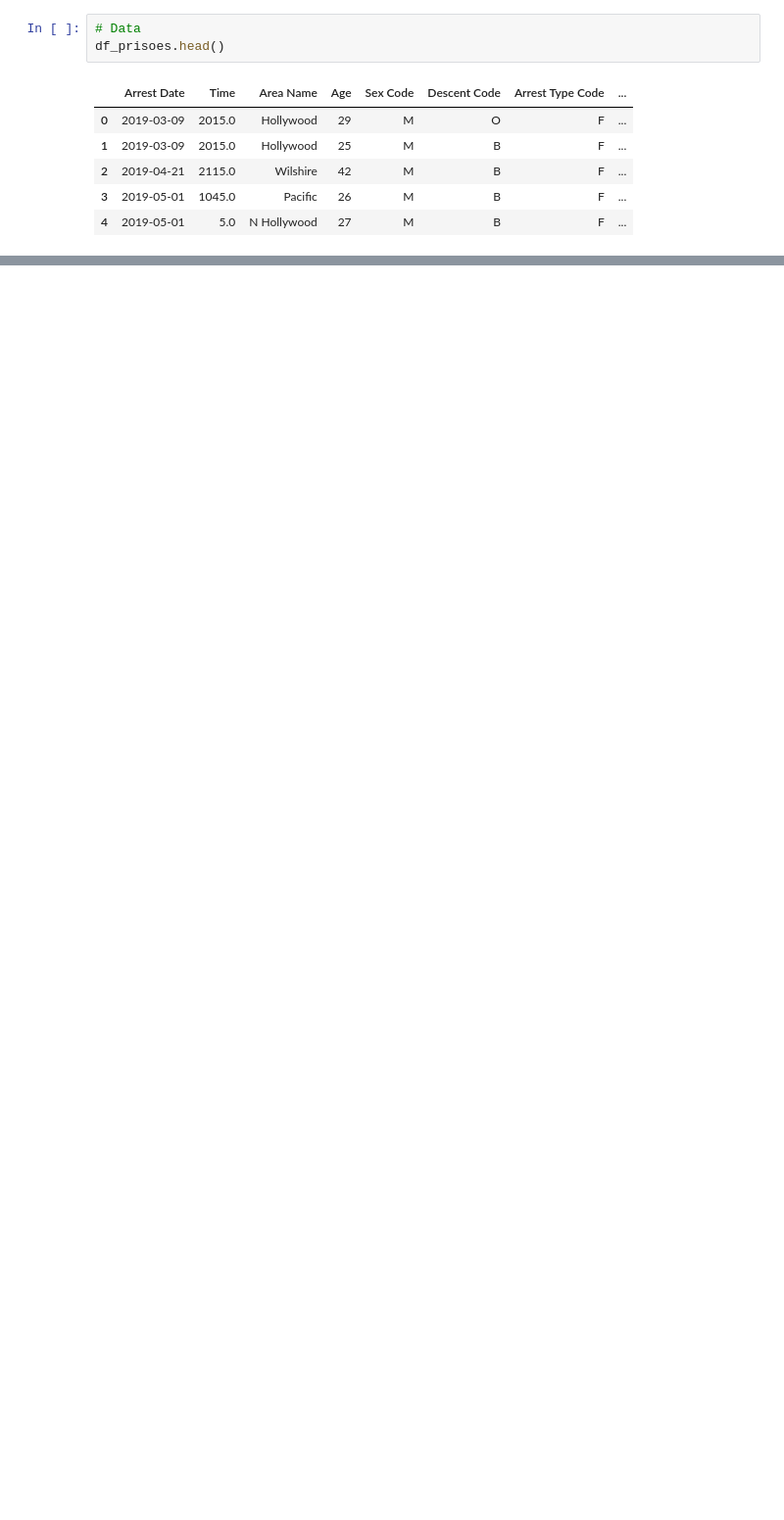
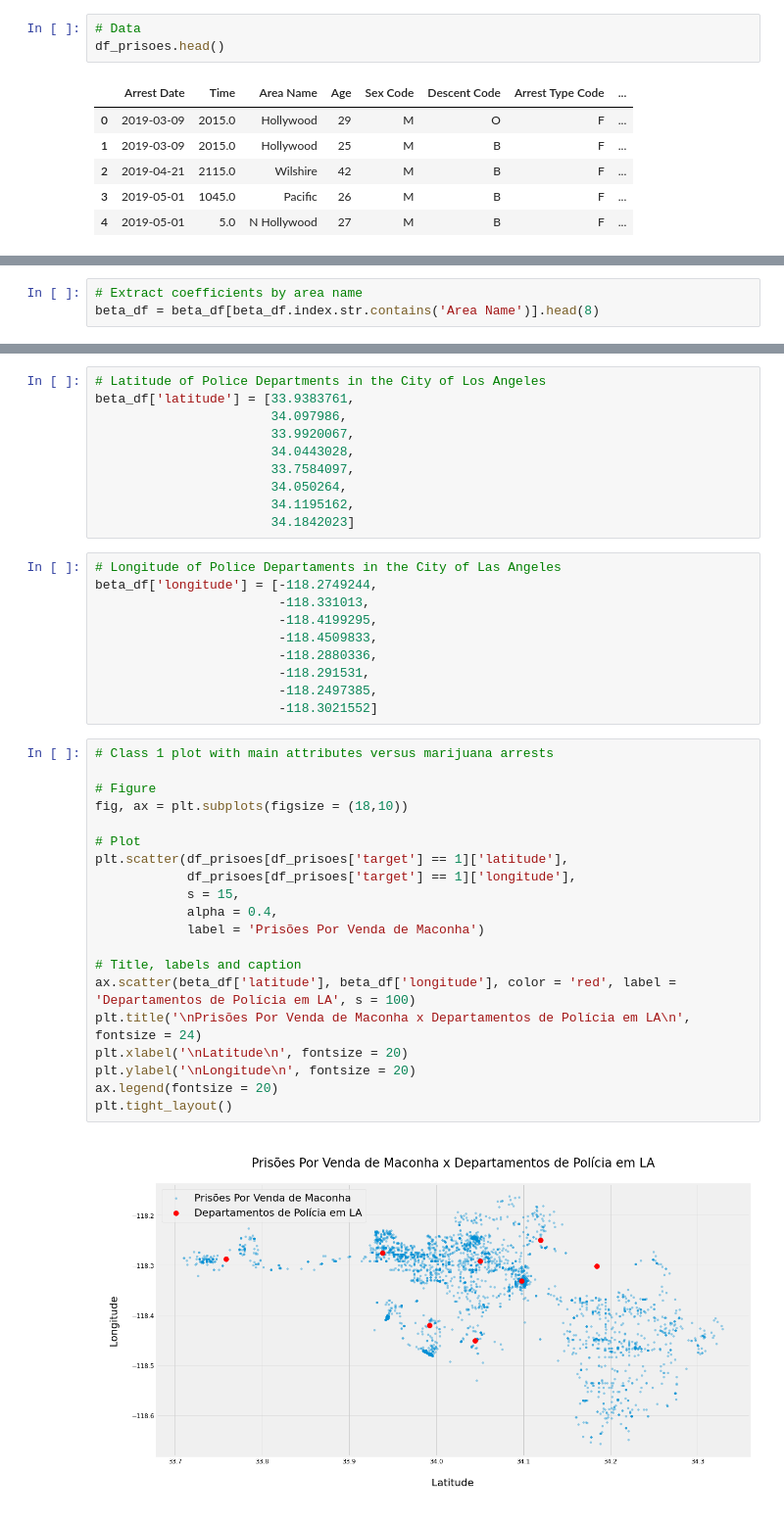
Before and after one commit to rodolffoterra/Projct_Marijuana_Legalization_TS, a Jupyter notebook: Projct_Marijuana_Legalization_TS_Part5.ipynb, the cells around one changed output, grey strips where cells are left out. Shown at 98% size. Drawn from its saved outputs; the diff is of its cells as text; blank space fills up the shorter version.

```diff
--- a/Projct_Marijuana_Legalization_TS_Part5.ipynb
+++ b/Projct_Marijuana_Legalization_TS_Part5.ipynb
@@ -537,0 +370,3 @@ Claramente parece haver um padrão entre o volume de prisões e a legalização
+# %%
+# Extract coefficients by area name
+beta_df = beta_df[beta_df.index.str.contains('Area Name')].head(8)
@@ -537,0 +390,42 @@ Claramente parece haver um padrão entre o volume de prisões e a legalização
+# %%
+# Latitude of Police Departments in the City of Los Angeles
+beta_df['latitude'] = [33.9383761,
+                       34.097986,
+                       33.9920067,
+                       34.0443028,
+                       33.7584097,
+                       34.050264,
+                       34.1195162,
+                       34.1842023]
+# %%
+# Longitude of Police Departaments in the City of Las Angeles
+beta_df['longitude'] = [-118.2749244,
+                        -118.331013,
+                        -118.4199295,
+                        -118.4509833,
+                        -118.2880336,
+                        -118.291531,
+                        -118.2497385,
+                        -118.3021552]
+# %%
+# Class 1 plot with main attributes versus marijuana arrests
+
+# Figure
+fig, ax = plt.subplots(figsize = (18,10))
+
+# Plot
+plt.scatter(df_prisoes[df_prisoes['target'] == 1]['latitude'],
+            df_prisoes[df_prisoes['target'] == 1]['longitude'],
+            s = 15,
+            alpha = 0.4,
+            label = 'Prisões Por Venda de Maconha')
+
+# Title, labels and caption
+ax.scatter(beta_df['latitude'], beta_df['longitude'], color = 'red', label = 'Departamentos de Polícia em LA', s = 100)
+plt.title('\nPrisões Por Venda de Maconha x Departamentos de Polícia em LA\n', fontsize = 24)
+plt.xlabel('\nLatitude\n', fontsize = 20)
+plt.ylabel('\nLongitude\n', fontsize = 20)
+ax.legend(fontsize = 20)
+plt.tight_layout()
+# %% [output]
+[figure, added]
```
Also changed, not shown: parts of 98 cells of this notebook, 4 other files.
